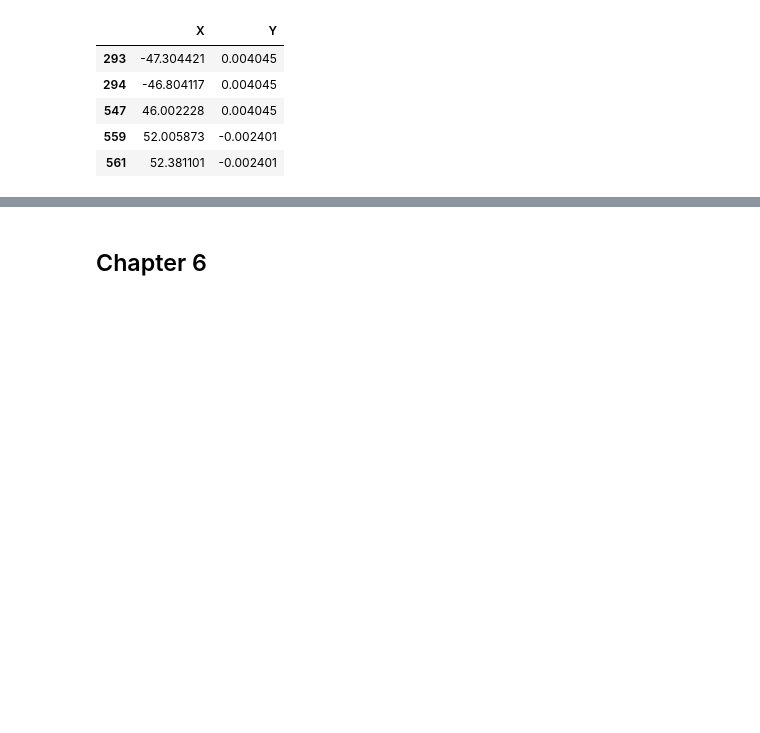
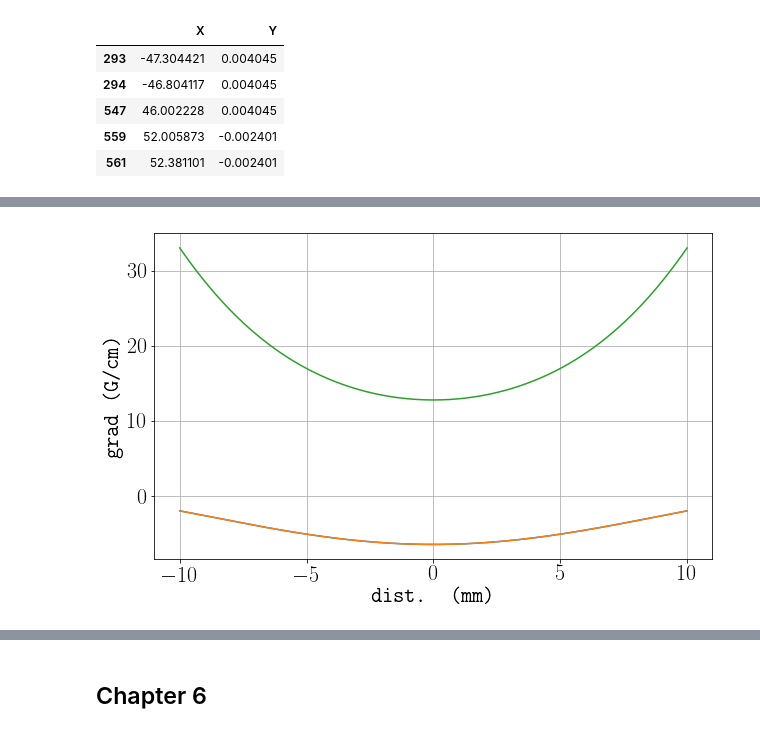
Before and after one commit to jstammers/thesis, a Jupyter notebook: Thesis Plots.ipynb, the cells around one changed output, grey strips where cells are left out. Cells and saved outputs as stored; diff of their text form; code cells hidden in the pictures; blank space fills up the shorter version.

```diff
--- a/Thesis Plots.ipynb
+++ b/Thesis Plots.ipynb
@@ -82,0 +138,14 @@ inRange(errorData,"Y",(-0.005,0.005))
+# %%
+tuples = linspace(-10,10,201)
+index = pd.MultiIndex.from_product([tuples,tuples], names=['first', 'second'])
+mot3Dgrad = pd.read_csv("3D_2.5A_field_grad.csv",names=["bx","by","bz"])
+mot3Dgrad = mot3Dgrad.set_index(linspace(-10,10,401))
+mot3Dxy = pd.read_csv("3D_2.5A_xy_field.csv",sep="\t",names=["bx","by","bz"],header=None).set_index(index)
+mot3Dxz = pd.read_csv("3D_2.5A_xz_field.csv",sep="\t",names=["bx","by","bz"],header=None).set_index(index)
+# %%
+mot3Dgrad.plot(legend=None)
+plt.xlabel("dist. (mm)")
+plt.ylabel("grad (G/cm)")
+plt.savefig("../3D_grad.pdf")
+# %% [output]
+[figure, added]
```
Also changed, not shown: parts of 35 cells of this notebook, 9 other files.
